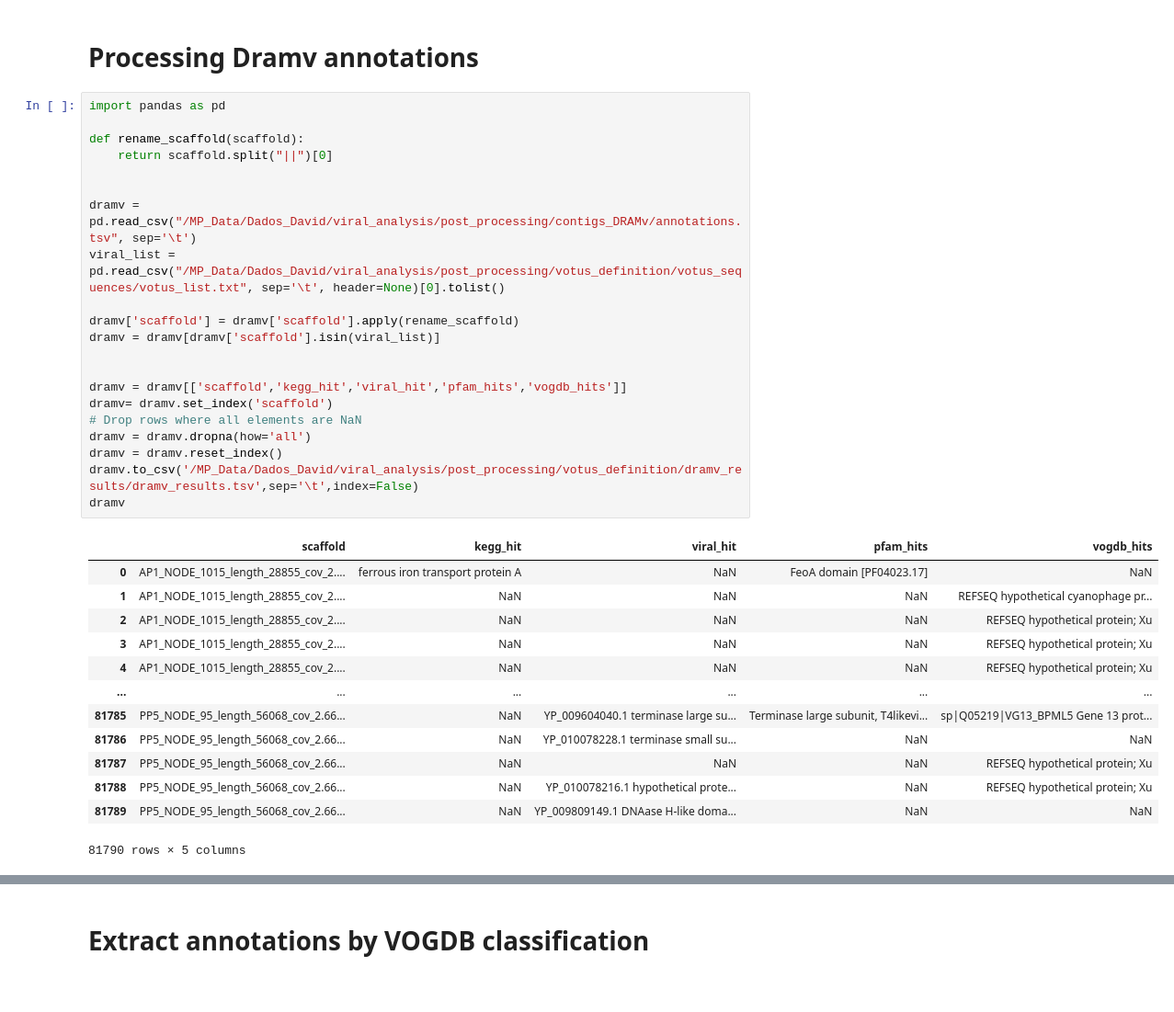
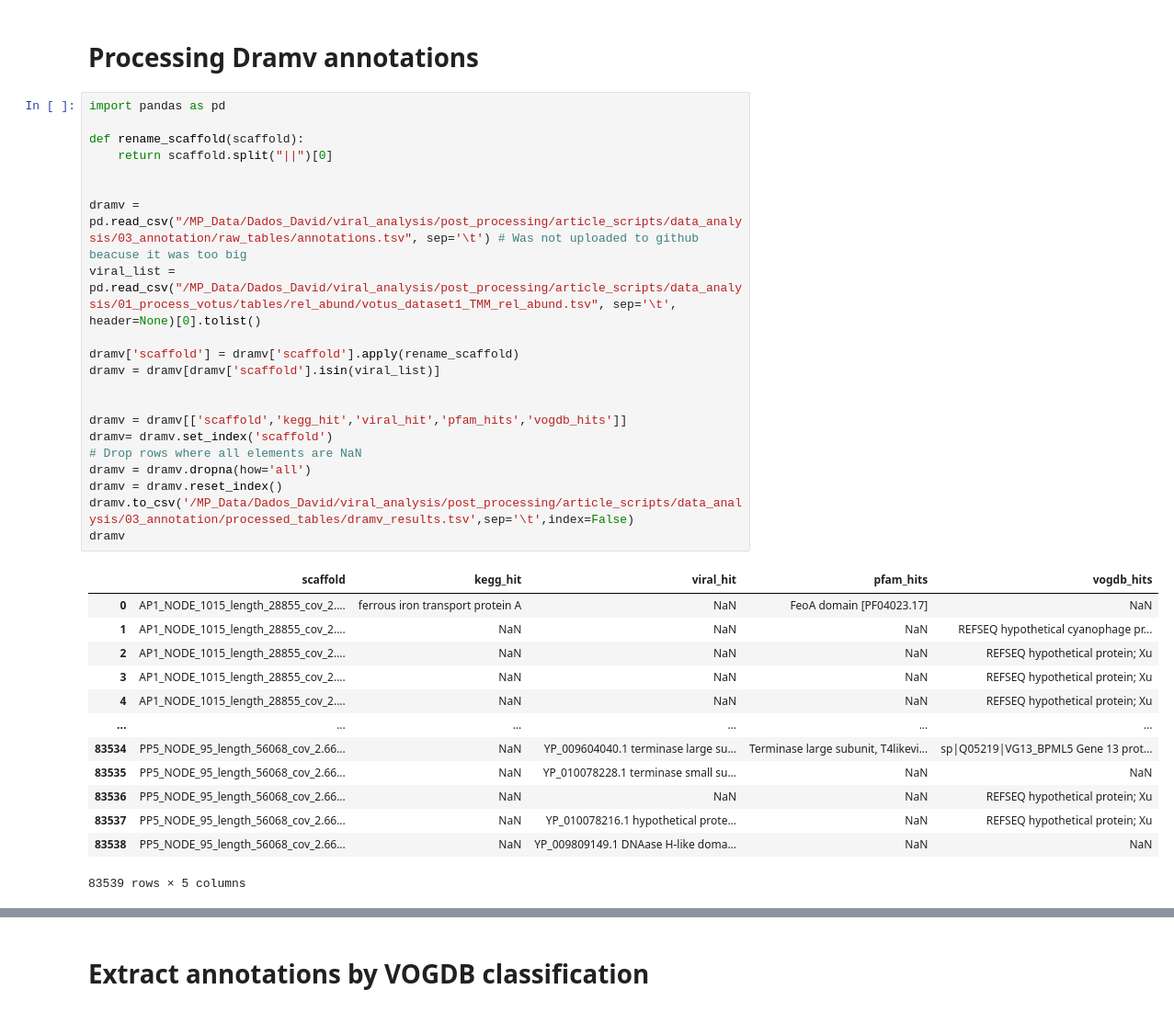
Before and after one commit to TMDavi/Amazon_virome, a Jupyter notebook: data_analysis/03_annotation/dramv_results_processing.ipynb, the cells around one changed output, grey strips where cells are left out. Shown at 92% size. Drawn from its saved outputs; the diff is of its cells as text.

```diff
--- a/data_analysis/03_annotation/dramv_results_processing.ipynb
+++ b/data_analysis/03_annotation/dramv_results_processing.ipynb
@@ -3,38 +3,38 @@
 # %%
 import pandas as pd
 
 def rename_scaffold(scaffold):
     return scaffold.split("||")[0]
 
 
-dramv = pd.read_csv("/MP_Data/Dados_David/viral_analysis/post_processing/contigs_DRAMv/annotations.tsv", sep='\t')
-viral_list = pd.read_csv("/MP_Data/Dados_David/viral_analysis/post_processing/votus_definition/votus_sequences/votus_list.txt", sep='\t', header=None)[0].tolist()
+dramv = pd.read_csv("/MP_Data/Dados_David/viral_analysis/post_processing/article_scripts/data_analysis/03_annotation/raw_tables/annotations.tsv", sep='\t') # Was not uploaded to github beacuse it was too big
+viral_list = pd.read_csv("/MP_Data/Dados_David/viral_analysis/post_processing/article_scripts/data_analysis/01_process_votus/tables/rel_abund/votus_dataset1_TMM_rel_abund.tsv", sep='\t', header=None)[0].tolist()
 
 dramv['scaffold'] = dramv['scaffold'].apply(rename_scaffold)
 dramv = dramv[dramv['scaffold'].isin(viral_list)]
 
 
 dramv = dramv[['scaffold','kegg_hit','viral_hit','pfam_hits','vogdb_hits']]
 dramv= dramv.set_index('scaffold')
 # Drop rows where all elements are NaN
 dramv = dramv.dropna(how='all')
 dramv = dramv.reset_index()
-dramv.to_csv('/MP_Data/Dados_David/viral_analysis/post_processing/votus_definition/dramv_results/dramv_results.tsv',sep='\t',index=False)
+dramv.to_csv('/MP_Data/Dados_David/viral_analysis/post_processing/article_scripts/data_analysis/03_annotation/processed_tables/dramv_results.tsv',sep='\t',index=False)
 dramv
 # %% [output]
 |  | scaffold | kegg_hit | viral_hit | pfam_hits | vogdb_hits |
 | 0 | AP1_NODE_1015_length_28855_cov_2.... | ferrous iron transport protein A | NaN | FeoA domain [PF04023.17] | NaN |
 | 1 | AP1_NODE_1015_length_28855_cov_2.... | NaN | NaN | NaN | REFSEQ hypothetical cyanophage pr... |
 | 2 | AP1_NODE_1015_length_28855_cov_2.... | NaN | NaN | NaN | REFSEQ hypothetical protein; Xu |
 | 3 | AP1_NODE_1015_length_28855_cov_2.... | NaN | NaN | NaN | REFSEQ hypothetical protein; Xu |
 | 4 | AP1_NODE_1015_length_28855_cov_2.... | NaN | NaN | NaN | REFSEQ hypothetical protein; Xu |
 | ... | ... | ... | ... | ... | ... |
-| 81785 | PP5_NODE_95_length_56068_cov_2.66... | NaN | YP_009604040.1 terminase large su... | Terminase large subunit, T4likevi... | sp|Q05219|VG13_BPML5 Gene 13 prot... |
-| 81786 | PP5_NODE_95_length_56068_cov_2.66... | NaN | YP_010078228.1 terminase small su... | NaN | NaN |
-| 81787 | PP5_NODE_95_length_56068_cov_2.66... | NaN | NaN | NaN | REFSEQ hypothetical protein; Xu |
-| 81788 | PP5_NODE_95_length_56068_cov_2.66... | NaN | YP_010078216.1 hypothetical prote... | NaN | REFSEQ hypothetical protein; Xu |
-| 81789 | PP5_NODE_95_length_56068_cov_2.66... | NaN | YP_009809149.1 DNAase H-like doma... | NaN | NaN |
+| 83534 | PP5_NODE_95_length_56068_cov_2.66... | NaN | YP_009604040.1 terminase large su... | Terminase large subunit, T4likevi... | sp|Q05219|VG13_BPML5 Gene 13 prot... |
+| 83535 | PP5_NODE_95_length_56068_cov_2.66... | NaN | YP_010078228.1 terminase small su... | NaN | NaN |
+| 83536 | PP5_NODE_95_length_56068_cov_2.66... | NaN | NaN | NaN | REFSEQ hypothetical protein; Xu |
+| 83537 | PP5_NODE_95_length_56068_cov_2.66... | NaN | YP_010078216.1 hypothetical prote... | NaN | REFSEQ hypothetical protein; Xu |
+| 83538 | PP5_NODE_95_length_56068_cov_2.66... | NaN | YP_009809149.1 DNAase H-like doma... | NaN | NaN |
-81790 rows × 5 columns
+83539 rows × 5 columns
 # %%
 dramv['final_annotation'] = dramv['viral_hit'].fillna(dramv['pfam_hits'].fillna(dramv['vogdb_hits'].fillna(dramv['kegg_hit'])))
 dramv = dramv[['scaffold','final_annotation']]
```
Also changed, not shown: parts of 30 cells of this notebook, 14 other files.
